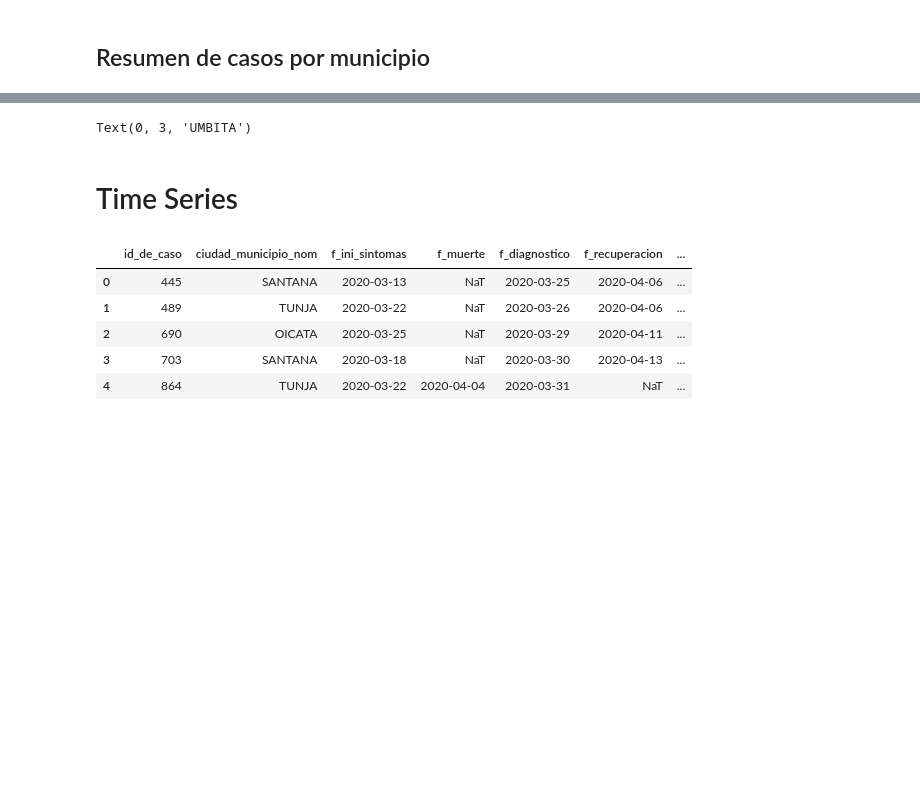
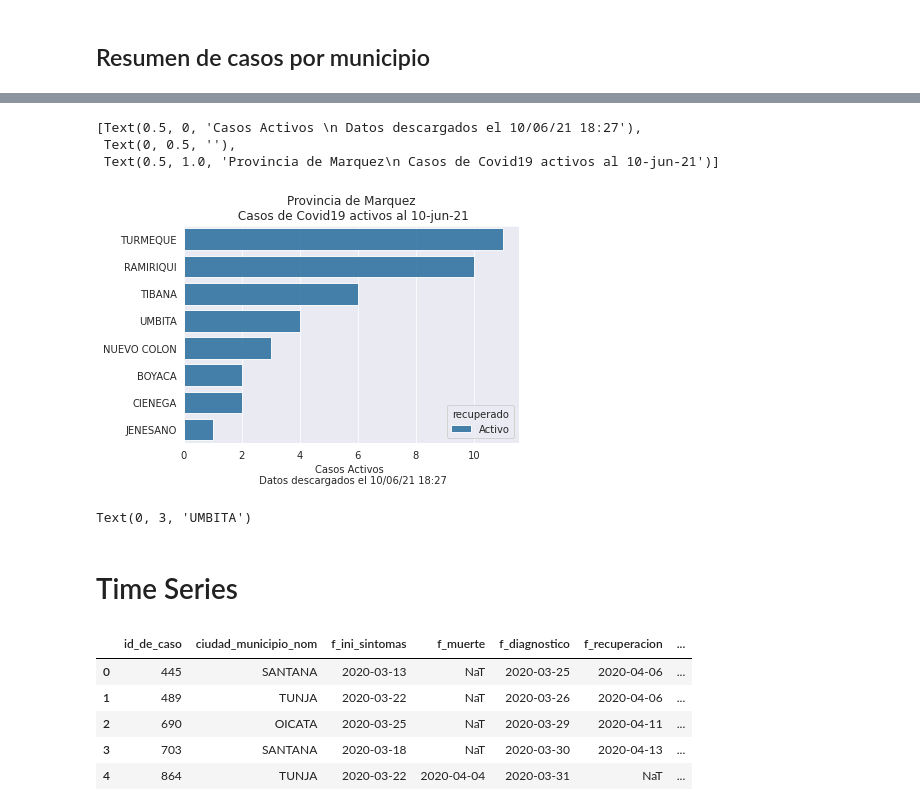
Before and after one commit to JC-AlfonsoR/covid_data_col, a Jupyter notebook: graphics.ipynb, the cells around one changed output, grey strips where cells are left out. Cells and saved outputs as stored; diff of their text form; code cells hidden in the pictures; blank space fills up the shorter version.

Commit message:
Add initial date printing in title and xlabel

```diff
--- a/graphics.ipynb
+++ b/graphics.ipynb
@@ -279,7 +179,0 @@ ax.set(xlabel= "Casos Activos",
-# %%
-yy = ax.get_yticklabels()
-print(yy[3])
-# %% [output]
-Text(0, 3, 'UMBITA')
-# %% [markdown]
-# Time Series
@@ -286,3 +243,52 @@ Text(0, 3, 'UMBITA')
+# %%
+sns.set_style("darkgrid")
+
+# Extract info from selected provincia
+provincia = Marquez
+p_name = provincia["name"]
+p_towns = provincia["towns"]
+#p_names_to_show = provincia["names_to_show"].copy()
+
+
+# Subset data
+q1 = "recuperado=='Activo' or recuperado=='Fallecido'"
+q2 = "recuperado=='Activo'"
+df_subset = df.query(q2)
+df_subset = df_subset[df_subset.ciudad_municipio_nom.isin(p_towns)]
+order_list = df_subset["ciudad_municipio_nom"].value_counts().index
+
+#Plot data
+ax = sns.countplot(data=df_subset,
+             y="ciudad_municipio_nom",
+                   hue="recuperado",
+                   alpha=0.9,
+                  order = order_list)
+
+#for p in ax.patches:
+        #ax.annotate('{:f}'.format(p.get_height()), (p.get_x(), p.get_height()))
+        #ax.annotate('{:d}'.format(p.get_width()), (p.get_width(),p.get_y()+0.5))
+
+# Miscellaneous
+ax.set(xlabel= "Casos Activos \n Datos descargados el " + download_date.strftime('%d/%m/%y %H:%M'),
+      ylabel="",
+      title=p_name + "\n Casos de Covid19 activos al " + download_date.strftime('%d-%b-%y'))
+      #yticklabels=p_names_to_show)
+#plt.ylabel("")
+#plt.legend()
+#ax.set_yticks(p_names_to_show)
+#plt.figtext(0.5, 0.01, "one text and next text", ha="center", fontsize=18, bbox={"facecolor":"orange", "alpha":0.5, "pad":5})
+# %% [output]
+[Text(0.5, 0, 'Casos Activos \n Datos descargados el 10/06/21 18:27'),
+ Text(0, 0.5, ''),
+ Text(0.5, 1.0, 'Provincia de Marquez\n Casos de Covid19 activos al 10-jun-21')]
+[figure, added]
+# %%
+yy = ax.get_yticklabels()
+print(yy[3])
+# %% [output]
+Text(0, 3, 'UMBITA')
+# %% [markdown]
+# Time Series
 # %%
 # Generate dummi variables to easily create the time series
 d_recuperado = pd.get_dummies(df["recuperado"], prefix='d')
```
Also changed, not shown: parts of 8 cells of this notebook.
